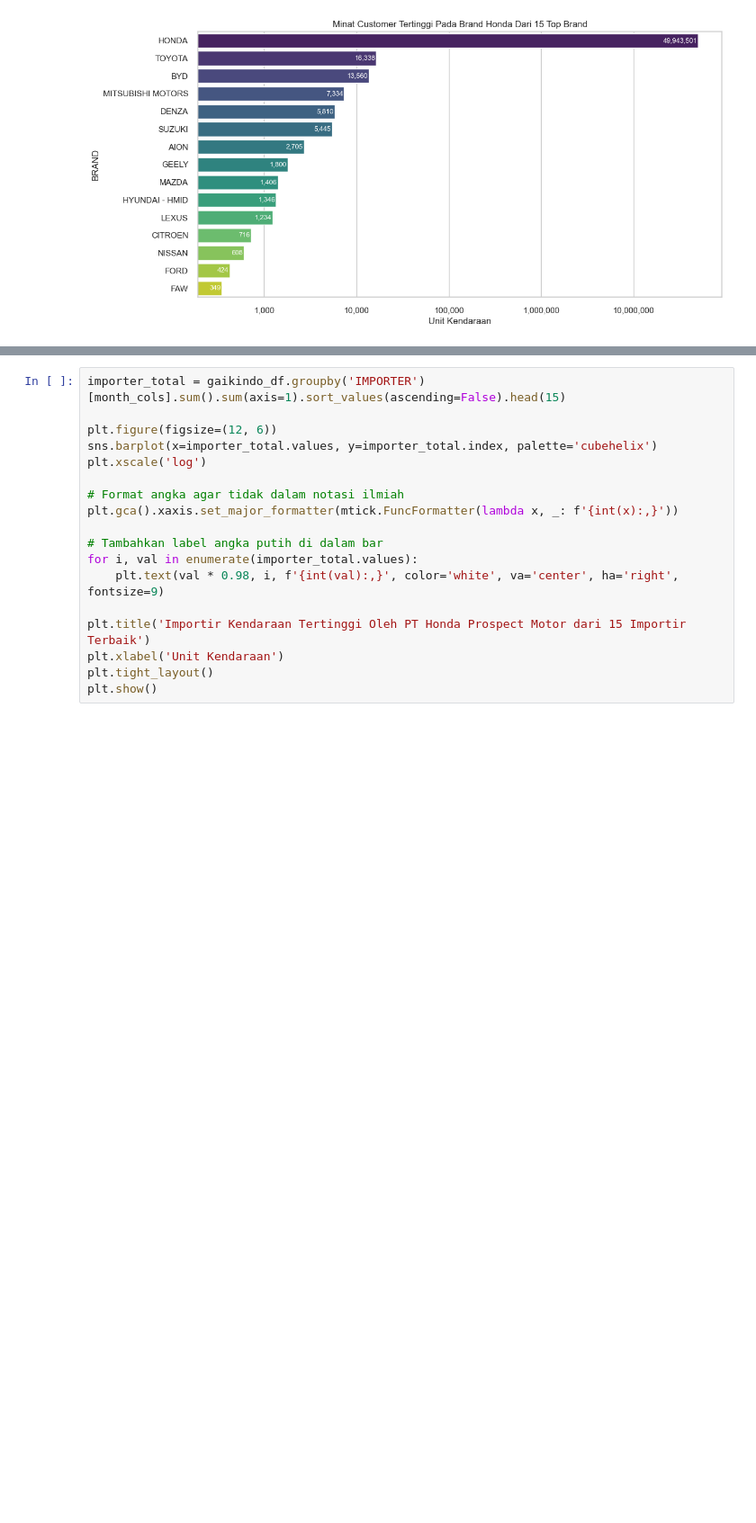
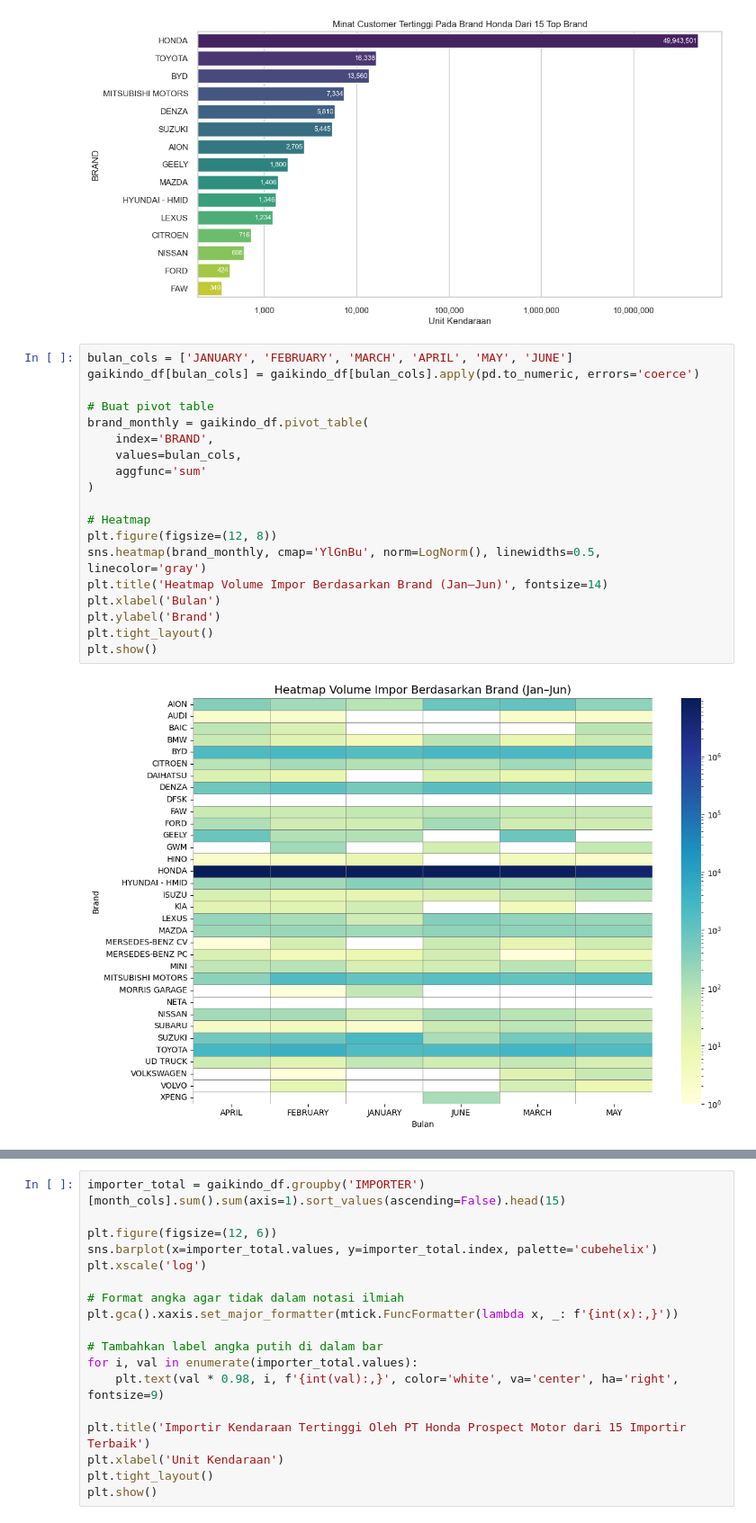
Before and after one commit to nuruldwicahya/Gaikindo, a Jupyter notebook: Gaikindo_Import_Analysis_Final_Visual.ipynb, the cells around one changed output, grey strips where cells are left out. Shown at 90% size. Drawn from its saved outputs; the diff is of its cells as text; blank space fills up the shorter version.

```diff
--- a/Gaikindo_Import_Analysis_Final_Visual.ipynb
+++ b/Gaikindo_Import_Analysis_Final_Visual.ipynb
@@ -364,4 +367,25 @@ Passing `palette` without assigning `hue` is deprecated and will be removed in v
 
   sns.barplot(x=top15_brand_total.values, y=top15_brand_total.index, palette='viridis')
 [figure]
+# %%
+bulan_cols = ['JANUARY', 'FEBRUARY', 'MARCH', 'APRIL', 'MAY', 'JUNE']
+gaikindo_df[bulan_cols] = gaikindo_df[bulan_cols].apply(pd.to_numeric, errors='coerce')
+
+# Buat pivot table
+brand_monthly = gaikindo_df.pivot_table(
+    index='BRAND',
+    values=bulan_cols,
+    aggfunc='sum'
+)
+
+# Heatmap
+plt.figure(figsize=(12, 8))
+sns.heatmap(brand_monthly, cmap='YlGnBu', norm=LogNorm(), linewidths=0.5, linecolor='gray')
+plt.title('Heatmap Volume Impor Berdasarkan Brand (Jan–Jun)', fontsize=14)
+plt.xlabel('Bulan')
+plt.ylabel('Brand')
+plt.tight_layout()
+plt.show()
+# %% [output]
+[figure, added]
 # %%
```
Also changed, not shown: parts of 7 cells of this notebook, 9 other files.
